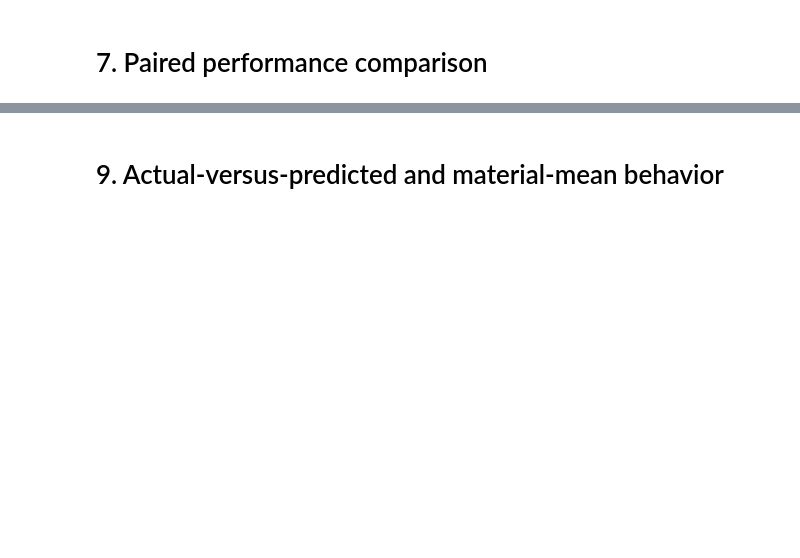
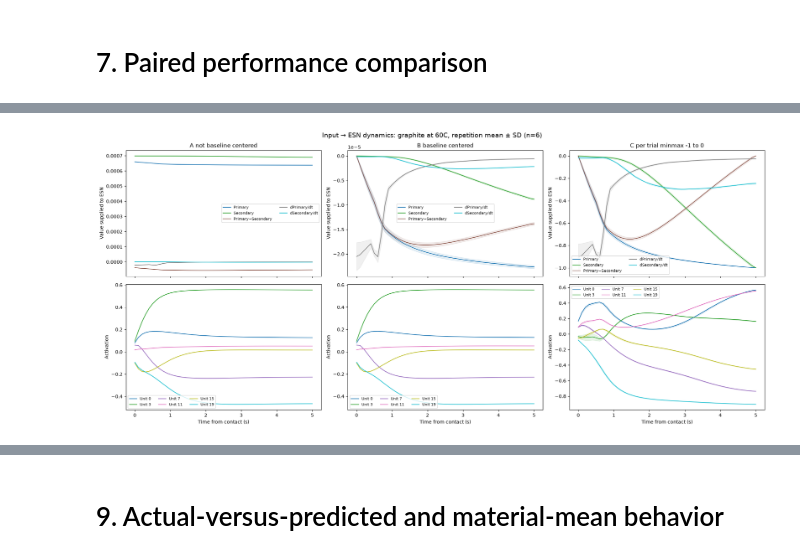
Before and after one commit to cojulieanne/Warmth-Sensor-Object-Detection, a Jupyter notebook: notebooks/ABLA - Baseline Centering Controlled Ablation.ipynb, the cells around one changed output, grey strips where cells are left out. Saved outputs shown, nothing was run; the diff lists cells and outputs as text; code cells hidden in the pictures; blank space fills up the shorter version.

```diff
--- a/notebooks/ABLA - Baseline Centering Controlled Ablation.ipynb
+++ b/notebooks/ABLA - Baseline Centering Controlled Ablation.ipynb
@@ -296,14 +402,13 @@ def pooled_metrics(y_true, y_pred):
     }
 
 def feature_table(train_ids, all_ids, input_mode, seed):
-    scaler = StandardScaler().fit(np.vstack([
-        esn_input(aligned_trials[trial_id], input_mode) for trial_id in train_ids
-    ]))
+    # train_ids is retained in the API to keep fold construction explicit,
+    # but no scaler is fitted: each condition enters the ESN directly.
     reservoir = ManualReservoir(seed)
     rows = []
     for trial_id in all_ids:
         trial = aligned_trials[trial_id]
-        sequence = scaler.transform(esn_input(trial, input_mode))
+        sequence = esn_input(trial, input_mode)
         states = reservoir.run(sequence)
         time = trial["time_from_contact"].to_numpy(float)[ESN_PARAMS["washout"]:]
         row = summarize_states(time, states)
@@ -435,0 +537,88 @@ display(pd.DataFrame(activity_rows))
+# %%
+DIAGNOSTIC_MATERIAL = "graphite"
+DIAGNOSTIC_TEMPERATURE = "60C"
+DIAGNOSTIC_SEED = 42
+REPRESENTATIVE_UNITS = (0, 3, 7, 11, 15, 19)
+DIAGNOSTIC_GRID_POINTS = 101
+
+selected = (METADATA[(METADATA["Sample"] == DIAGNOSTIC_MATERIAL)
+                     & (METADATA["Temperature"] == DIAGNOSTIC_TEMPERATURE)]
+            .sort_values("Trial"))
+if selected.empty:
+    raise KeyError("The requested diagnostic material and temperature were not found.")
+selected_ids = selected["trial_id"].tolist()
+common_time = np.linspace(ANALYSIS_WINDOW[0], ANALYSIS_WINDOW[1], DIAGNOSTIC_GRID_POINTS)
+
+# Process every repetition independently before averaging.
+diagnostics = {}
+for condition, input_mode in CONDITIONS.items():
+    reservoir = ManualReservoir(DIAGNOSTIC_SEED)
+    repetition_inputs = []
+    repetition_states = []
+    repetition_activity = []
+    for trial_id in selected_ids:
+        trial = aligned_trials[trial_id]
+        original_time = trial["time_from_contact"].to_numpy(float)
+        represented = esn_input(trial, input_mode)
+        states = reservoir.run(represented)
+        repetition_inputs.append(np.column_stack([
+            np.interp(common_time, original_time, represented[:, channel])
+            for channel in range(represented.shape[1])
+        ]))
+        repetition_states.append(np.column_stack([
+            np.interp(common_time, original_time, states[:, unit])
+            for unit in range(states.shape[1])
+        ]))
+        repetition_activity.append({
+            "mean_rms_activation": float(np.mean(np.sqrt(np.mean(states**2, axis=1)))),
+            "mean_absolute_activation": float(np.mean(np.abs(states))),
+            "fraction_near_saturation_abs_gt_0.95": float(np.mean(np.abs(states) > 0.95)),
+        })
+    input_stack = np.asarray(repetition_inputs)
+    state_stack = np.asarray(repetition_states)
+    diagnostics[condition] = {
+        "input_mean": input_stack.mean(axis=0),
+        "input_sd": input_stack.std(axis=0, ddof=1),
+        "state_mean": state_stack.mean(axis=0),
+        "state_sd": state_stack.std(axis=0, ddof=1),
+        "activity_by_repetition": pd.DataFrame(repetition_activity),
+    }
+
+fig, axes = plt.subplots(2, 3, figsize=(20, 9), sharex=True)
+channel_names = ["Primary", "Secondary", "Primary−Secondary", "dPrimary/dt", "dSecondary/dt"]
+channel_colors = plt.cm.tab10(np.linspace(0, 1, len(channel_names)))
+unit_colors = plt.cm.tab10(np.linspace(0, 1, len(REPRESENTATIVE_UNITS)))
+for column, (condition, values) in enumerate(diagnostics.items()):
+    for channel, name in enumerate(channel_names):
+        mean = values["input_mean"][:, channel]
+        sd = values["input_sd"][:, channel]
+        color = channel_colors[channel]
+        axes[0, column].plot(common_time, mean, color=color, label=name, linewidth=1.3)
+        axes[0, column].fill_between(common_time, mean-sd, mean+sd, color=color, alpha=0.11)
+    axes[0, column].set(title=condition.replace("_", " "), ylabel="Value supplied to ESN")
+    axes[0, column].legend(fontsize=8, ncol=2)
+    for unit_index, unit in enumerate(REPRESENTATIVE_UNITS):
+        mean = values["state_mean"][:, unit]
+        sd = values["state_sd"][:, unit]
+        color = unit_colors[unit_index]
+        axes[1, column].plot(common_time, mean, color=color, linewidth=1.3, label=f"Unit {unit}")
+        axes[1, column].fill_between(common_time, mean-sd, mean+sd, color=color, alpha=0.11)
+    axes[1, column].set(xlabel="Time from contact (s)", ylabel="Activation")
+    axes[1, column].legend(fontsize=8, ncol=3)
+fig.suptitle(
+    f"Input → ESN dynamics: {DIAGNOSTIC_MATERIAL} at {DIAGNOSTIC_TEMPERATURE}, "
+    f"repetition mean ± SD (n={len(selected_ids)})", fontsize=14,
+)
+plt.tight_layout(); plt.show()
+
+activity_rows = []
+for condition, values in diagnostics.items():
+    per_repetition = values["activity_by_repetition"]
+    row = {"condition": condition, "n_repetitions": len(per_repetition)}
+    for metric in per_repetition.columns:
+        row[f"{metric}_mean"] = float(per_repetition[metric].mean())
+        row[f"{metric}_sd"] = float(per_repetition[metric].std(ddof=1))
+    activity_rows.append(row)
+display(pd.DataFrame(activity_rows))
+# %% [output]
+[figure, added]
```
Also changed, not shown: parts of 19 cells of this notebook, 29 other files.
